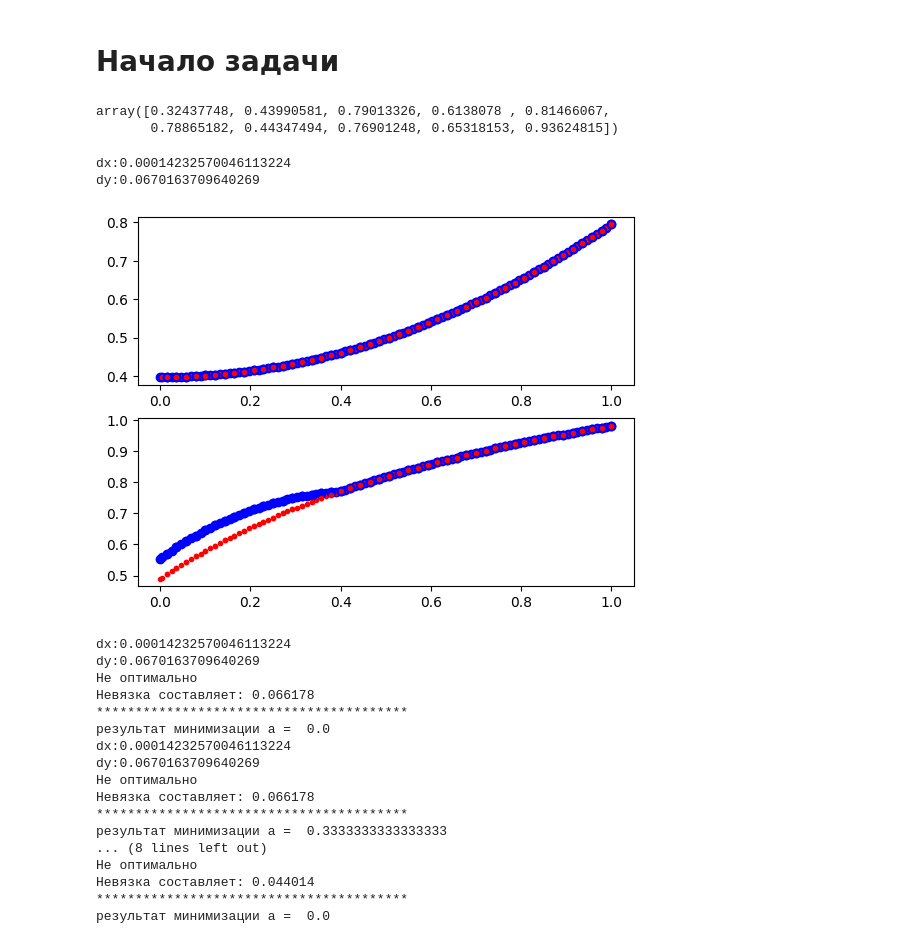
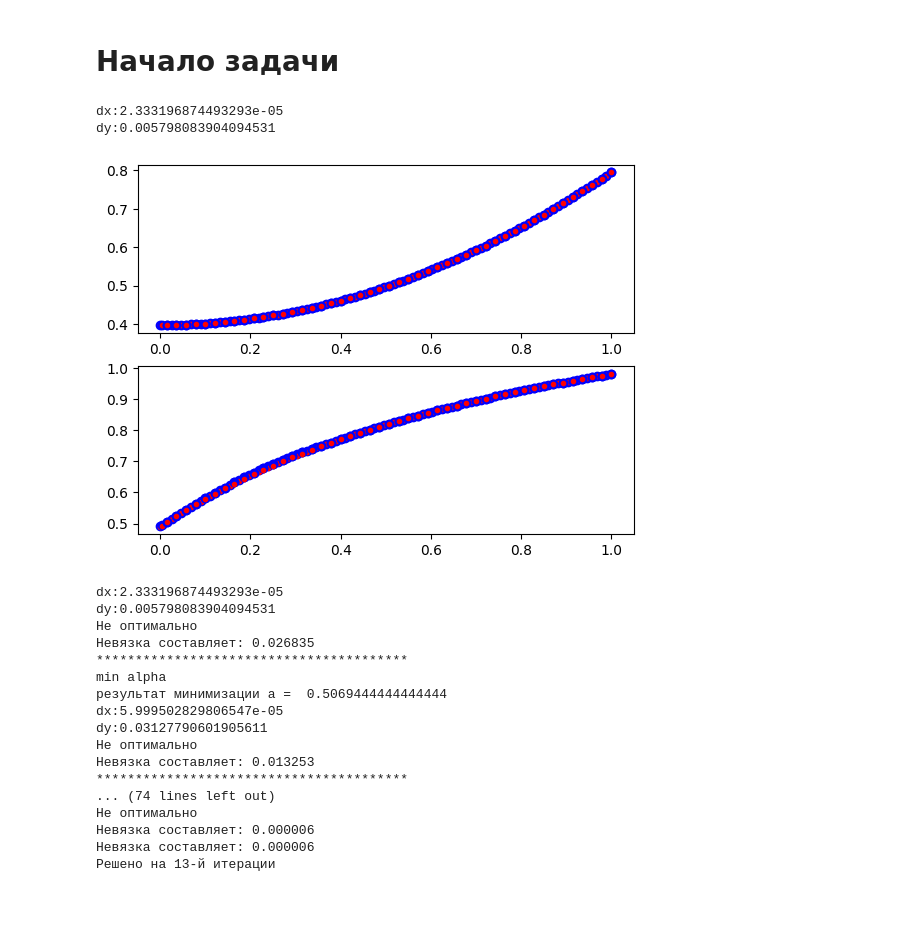
Before and after one commit to Dann38/model_rectification_column, a Jupyter notebook: Untitled.ipynb, the cells around one changed output. Drawn from its saved outputs; the diff is of its cells as text; code cells hidden in the pictures; blank space fills up the shorter version.

```diff
--- a/Untitled.ipynb
+++ b/Untitled.ipynb
@@ -504,33 +532,27 @@ hyp_problem = HypProblem(T=T, S=S, C=C, B=[[B11, B12], [B21, B22]],
 
 mesh = Mesh(hyp_problem, 70)
 solver = Solver()
-# %%
-np.random.random(10)
-# %% [output]
-array([0.32437748, 0.43990581, 0.79013326, 0.6138078 , 0.81466067,
-       0.78865182, 0.44347494, 0.76901248, 0.65318153, 0.93624815])
 # %%
 # Первое приближение ===============================================
 t_h = get_t_h(mesh)
 # uk_0 = np.random.random(len(t_h))
-# G22_0 = lambda t: np.interp(t, t_h, uk_0)
-G22_0 = lambda t: 1+ G22_true(t)
+G22_0 = lambda t: G22_true(t)+np.sin(t*40)/5
+# G22_0 = lambda t: G22_true(t)+1
 G21_0 = lambda t:  - G22_0(t)
 hyp_problem.set_G([[G11, G12], [G21_0, G22_0]])
 
 g1 = [hyp_problem.G22(ti) for ti in t_h]
 solver.solve_initial(mesh, hyp_problem)
 solver.solver_center(mesh, hyp_problem)
 solver.solver_final(mesh, hyp_problem)
 plot_rez(mesh)
 # %% [output]
-dx:0.00014232570046113224
-dy:0.0670163709640269
+dx:2.333196874493293e-05
+dy:0.005798083904094531
-[figure, old version]
+[figure, new version]
 # %%
-
-
-for k in range(1, 5):
+G2 = []
+for k in range(1, 100):
     solver.solve_initial(mesh, hyp_problem)
     solver.solver_center(mesh, hyp_problem)
     solver.solver_final(mesh, hyp_problem)
@@ -548,51 +570,40 @@ for k in range(1, 5):
 
     print("Оптимально" if drez <= 0 else "Не оптимально")
     print(f"Невязка составляет: {drez:.6f}")
-    if drez <= 0:
+    if drez <= 0.00001:
         print(f"Невязка составляет: {drez:.6f}")
         print( f"Решено на {k}-й итерации")
         break
-
     print(40*"*")
-    a_array = np.linspace(0, 1.0, 2**k)
-    J = np.zeros_like(a_array)
-    for i, a in enumerate(a_array):
-        uk_a = get_uki(a, uk, uk_new)
-        G22_0i = lambda t: np.interp(t, t_h, uk_a)
-        G21_0i = lambda t:  - G22_0i(t)
-        hyp_problem.set_G([[G11, G12], [G21_0i, G22_0i]])
-
-        solver.solve_initial(mesh, hyp_problem)
-        solver.solver_center(mesh, hyp_problem)
-        solver.solver_final(mesh, hyp_problem)
-
-        J[i] = get_J(mesh)
-    a = a_array[J.argmin()]
+    a = alpha_test(mesh, t_h, uk, uk_new)
     uk_a_min =get_uki(a, uk, uk_new)
     # if sum([(ui-uj)**2 for ui, uj in zip(uk_a_min, uk) ]) == 0:
     #     break
     G22_0 = lambda t: np.interp(t, t_h, uk_a_min)
     G21_0 = lambda t:  - G22_0(t)
+
+    g2 = [hyp_problem.G22(ti) for ti in t_h]
+    G2.append(g2)
     print("результат минимизации a = ", a)
     hyp_problem.set_G([[G11, G12], [G21_0, G22_0]])
 # %% [output]
-dx:0.00014232570046113224
-dy:0.0670163709640269
+dx:2.333196874493293e-05
+dy:0.005798083904094531
 Не оптимально
-Невязка составляет: 0.066178
+Невязка составляет: 0.026835
 ****************************************
-результат минимизации a =  0.0
-dx:0.00014232570046113224
-dy:0.0670163709640269
+min alpha
+результат минимизации a =  0.5069444444444444
+dx:5.999502829806547e-05
+dy:0.03127790601905611
 Не оптимально
-Невязка составляет: 0.066178
+Невязка составляет: 0.013253
 ****************************************
-результат минимизации a =  0.3333333333333333
-... (8 lines left out)
+... (74 lines left out)
 Не оптимально
-Невязка составляет: 0.044014
-****************************************
-результат минимизации a =  0.0
+Невязка составляет: 0.000006
+Невязка составляет: 0.000006
+Решено на 13-й итерации
 # %%
 solver.solve_initial(mesh, hyp_problem)
 solver.solver_center(mesh, hyp_problem)
```
Also changed, not shown: parts of 6 cells of this notebook, 2 other files.
